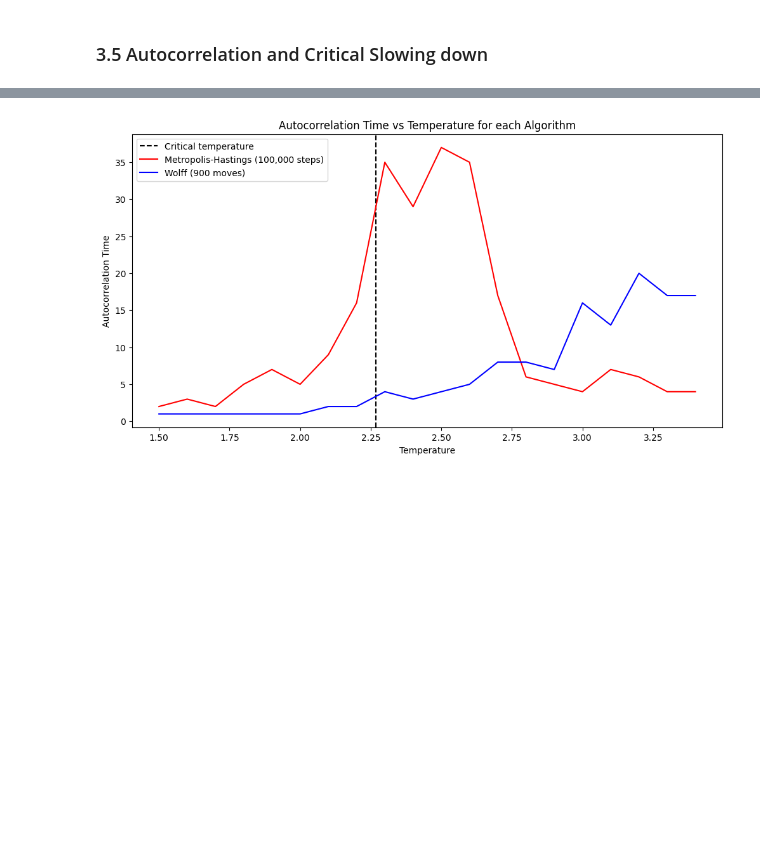
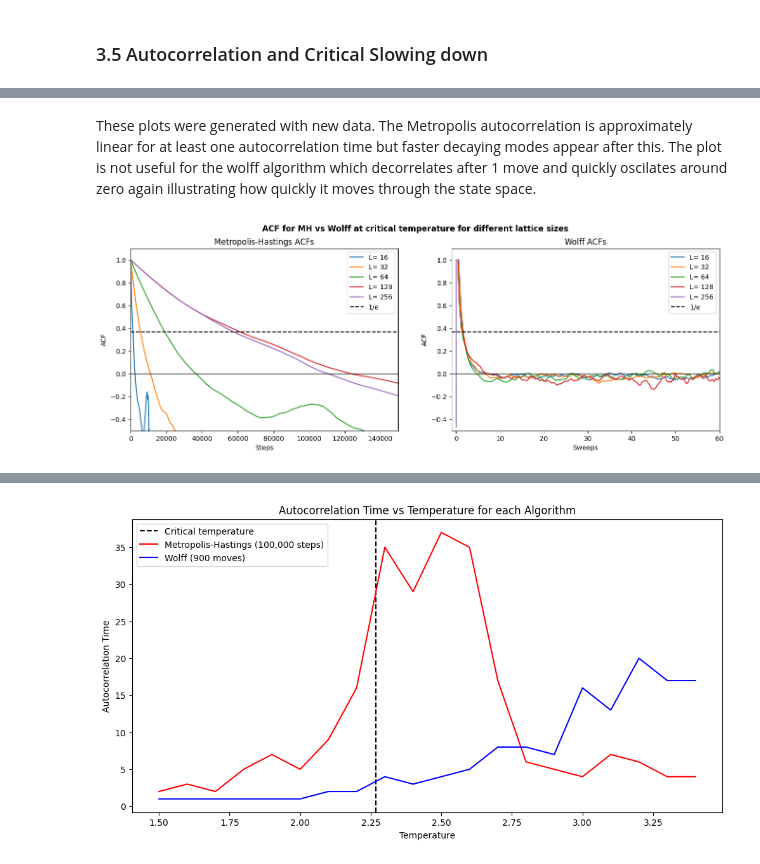
Before and after one commit to tdeng455/Part-II-Computational-Physics-Project, a Jupyter notebook: workbook.ipynb, the cells around one changed output, grey strips where cells are left out. Saved outputs shown, nothing was run; the diff lists cells and outputs as text; code cells hidden in the pictures; blank space fills up the shorter version.

```diff
--- a/workbook.ipynb
+++ b/workbook.ipynb
@@ -575,27 +579,40 @@ plt.show()
+# %% [markdown]
+These plots were generated with new data. The Metropolis autocorrelation is approximately linear for at least one autocorrelation time but faster decaying modes appear after this. The plot is not useful for the wolff algorithm which decorrelates after 1 move and quickly oscilates around zero again illustrating how quickly it moves through the state space.
 # %%
-"""Plotting the autocorrelation function at different temperatures, using statsmodels library
-   source: acf2.py
+"""Plotting the autocorrelation function at different lattice sizes
+   source: acf3.py
 """
+wolff_data = [np.load('wolff_acf_16.npy'), np.load('wolff_acf_32.npy'), np.load('wolff_acf_64.npy'),
+              np.load('wolff_acf_128.npy'), np.load('wolff_acf_256.npy')]
 
-acf_data1 = np.load('acf_comp_0.44.npy')
-acf_data2 = np.load('acf_comp_0.66.npy')
+mh_data = [np.load('MH_acf_16_2.npy'), np.load('MH_acf_32_2.npy'), np.load('MH_acf_64_2.npy'),
+           np.load('MH_acf_128_2.npy'), np.load('MH_acf_256_2.npy')]
+
+widths = [16,32,64,128,256]
 
 fig, ax = plt.subplots(1,2,figsize = (16,5))
-fig.suptitle('ACF for MH vs Wolff at different temperatures', fontweight='bold')
-ax[0].plot(acf_data1[1], label=r'$\beta= 0.441$', color='blue')
-ax[0].plot(acf_data2[1], label=r'$\beta= 0.600$', color='navy')
-ax[1].plot(acf_data1[0], label=r'$\beta= 0.441$', color='red')
-ax[1].plot(acf_data2[0], label=r'$\beta = 0.600$', color='firebrick')
+fig.suptitle('ACF for MH vs Wolff at critical temperature for different lattice sizes', fontweight='bold')
+
+for i in range(5):
+   ax[1].plot(wolff_data[i][0], wolff_data[i][1], label=('L= ' + str(widths[i])))
+   ax[0].plot(mh_data[i][0], label=('L= ' + str(widths[i])))
+
 ax[0].axhline(y=np.exp(-1), color='black', linestyle='--', label='1/e')
 ax[1].axhline(y=np.exp(-1), color='black', linestyle='--', label='1/e')
-ax[0].set_ylim(-0.48,1.1)
-ax[1].set_ylim(-0.48,1.1)
-ax[0].set_xlabel('Moves')
+ax[0].axhline(0, color='black', linewidth=0.9)
+ax[1].axhline(0, color='black', linewidth=0.9)
+ax[0].set_ylim(-0.5,1.1)
+ax[1].set_ylim(-0.5,1.1)
+ax[1].set_xlim(-1,60)
+ax[0].set_xlim(-100,150000)
+ax[0].set_xlabel('Steps')
 ax[0].set_ylabel('ACF')
-ax[1].set_xlabel('Moves')
+ax[1].set_xlabel('Sweeps')
 ax[1].set_ylabel('ACF')
-ax[0].set_title('Wolff ACFs')
-ax[1].set_title('Metropolis-Hastings ACFs')
+ax[1].set_title('Wolff ACFs')
+ax[0].set_title('Metropolis-Hastings ACFs')
 ax[0].legend()
 ax[1].legend()
 plt.show()
+# %% [output]
+[figure, added]
```
Also changed, not shown: parts of 9 cells of this notebook, 5 other files.
